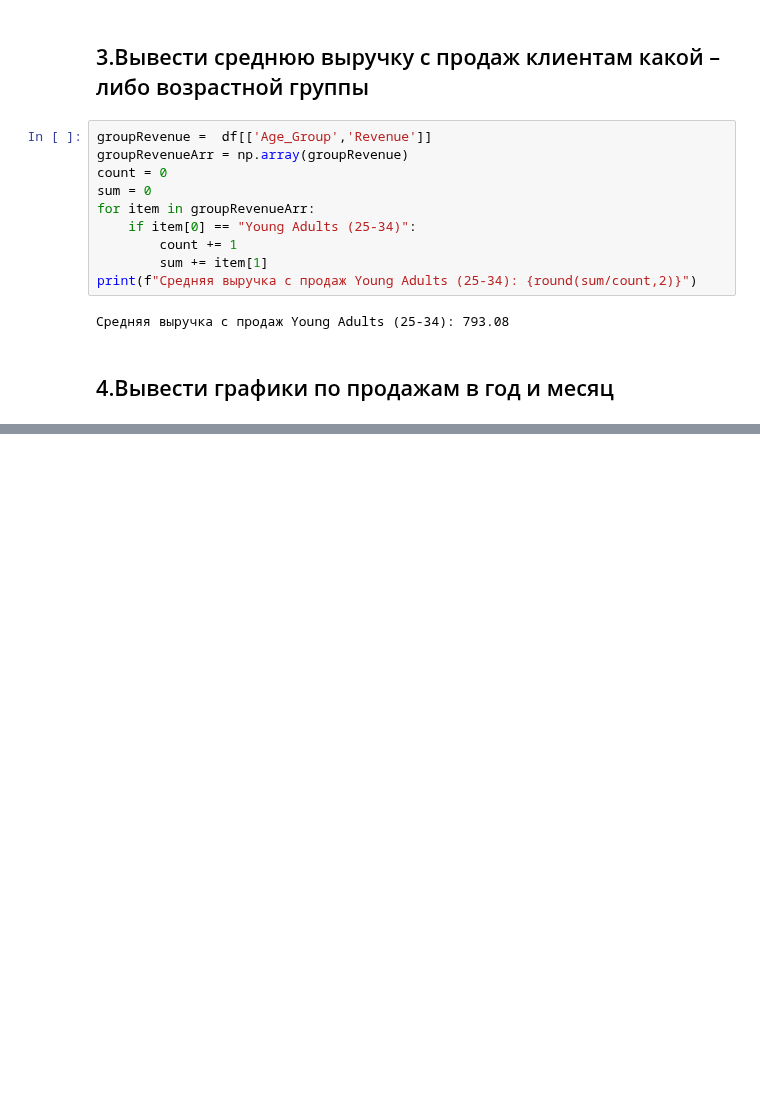
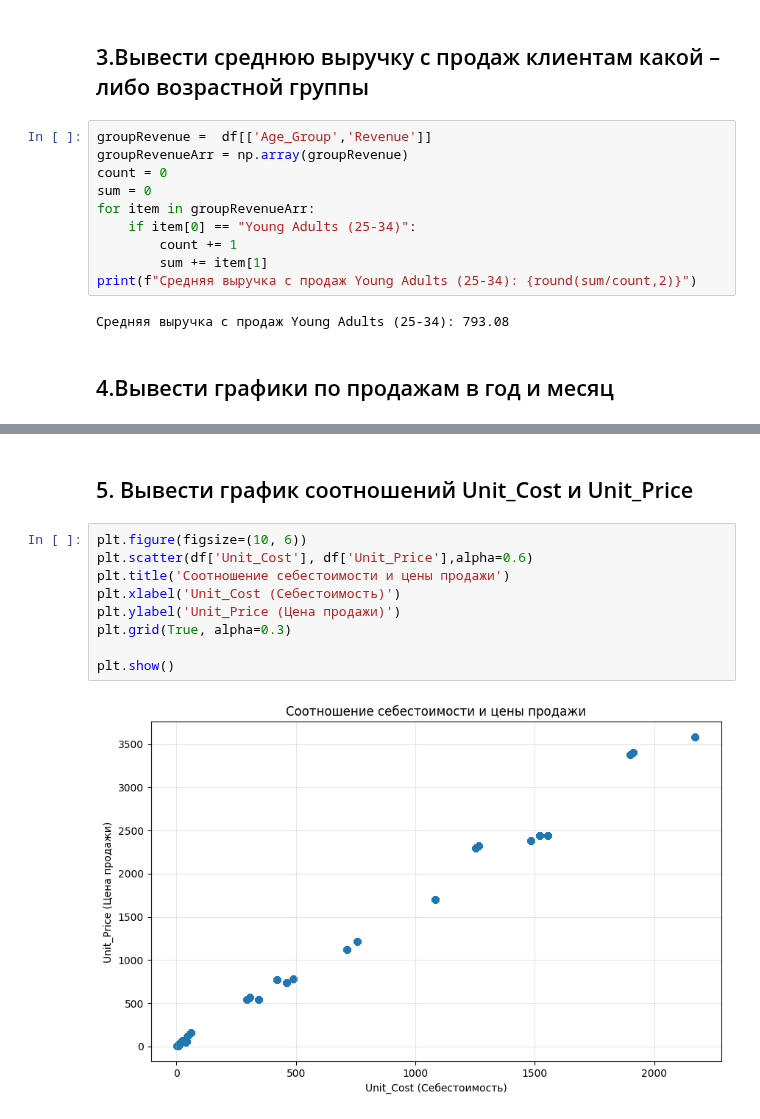
Before and after one commit to NeedKilling/LabUniversity, a Jupyter notebook: BigDATA/lab2/lab3.ipynb, the cells around one changed output, grey strips where cells are left out. Saved outputs shown, nothing was run; the diff lists cells and outputs as text; blank space fills up the shorter version.

```diff
--- a/BigDATA/lab2/lab3.ipynb
+++ b/BigDATA/lab2/lab3.ipynb
@@ -63,0 +108,13 @@ plt.grid(True, alpha=0.3)
+# %% [markdown]
+## 5.	Вывести график соотношений Unit_Cost и Unit_Price
+# %%
+plt.figure(figsize=(10, 6))
+plt.scatter(df['Unit_Cost'], df['Unit_Price'],alpha=0.6)
+plt.title('Соотношение себестоимости и цены продажи')
+plt.xlabel('Unit_Cost (Себестоимость)')
+plt.ylabel('Unit_Price (Цена продажи)')
+plt.grid(True, alpha=0.3)
+
+plt.show()
+# %% [output]
+[figure, added]
```
Also changed, not shown: parts of 7 cells of this notebook, 1 other file.
